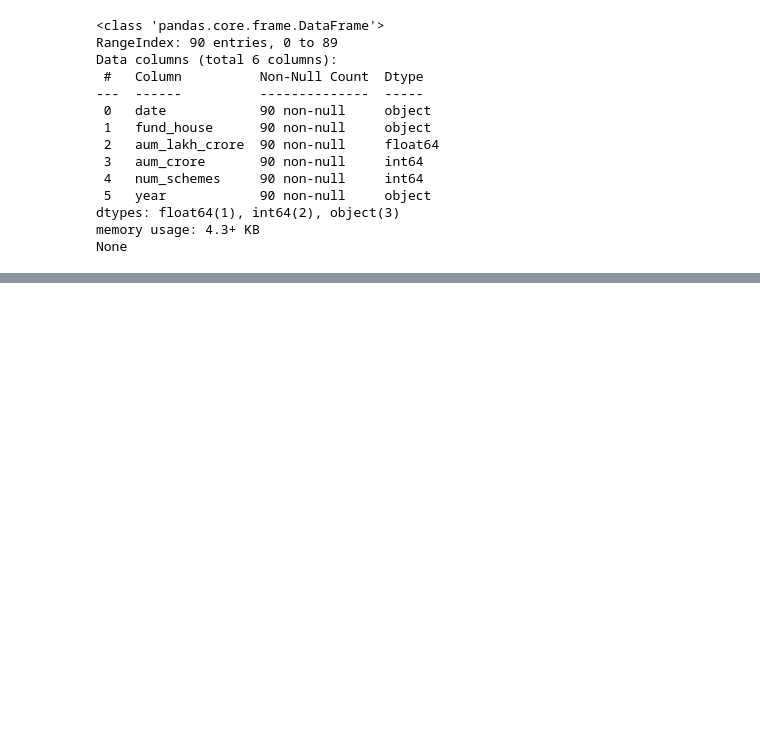
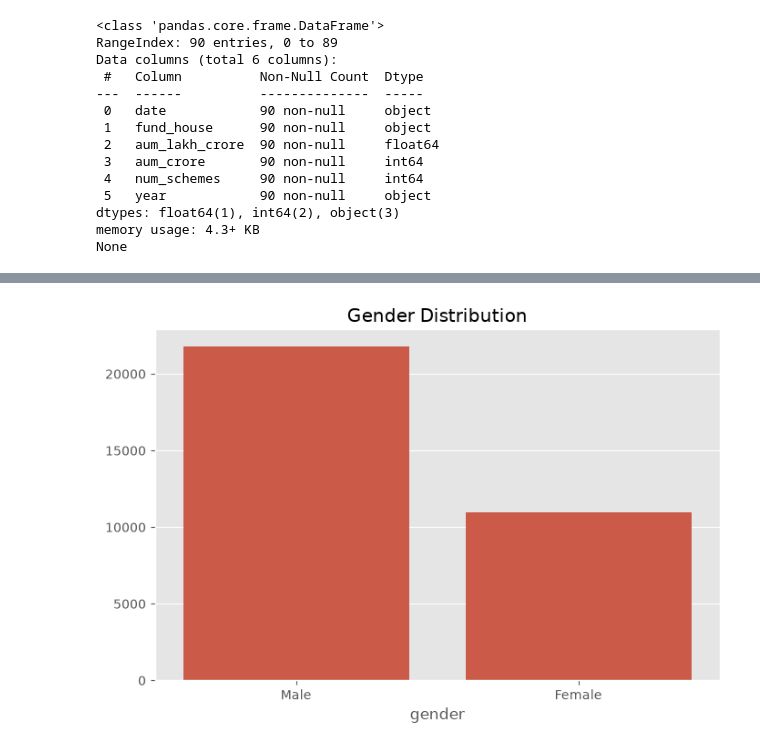
Before and after one commit to Aasha-M5/Bluestock-Mutual-Fund-Analytics, a Jupyter notebook: notebooks/eda_visual_analysis.ipynb, the cells around one changed output, grey strips where cells are left out. Cells and saved outputs as stored; diff of their text form; code cells hidden in the pictures; blank space fills up the shorter version.

```diff
--- a/notebooks/eda_visual_analysis.ipynb
+++ b/notebooks/eda_visual_analysis.ipynb
@@ -193,0 +371,21 @@ Index(['date', 'fund_house', 'aum_lakh_crore', 'aum_crore', 'num_schemes',
+# %%
+gender = tx["gender"].value_counts()
+
+plt.figure(figsize=(8,5))
+
+sns.barplot(
+    x=gender.index,
+    y=gender.values
+)
+
+plt.title("Gender Distribution")
+
+plt.savefig(
+    "../reports/charts/gender_distribution.png",
+    dpi=300,
+    bbox_inches="tight"
+)
+
+plt.show()
+# %% [output]
+[figure, added]
```
Also changed, not shown: parts of 24 cells of this notebook.
